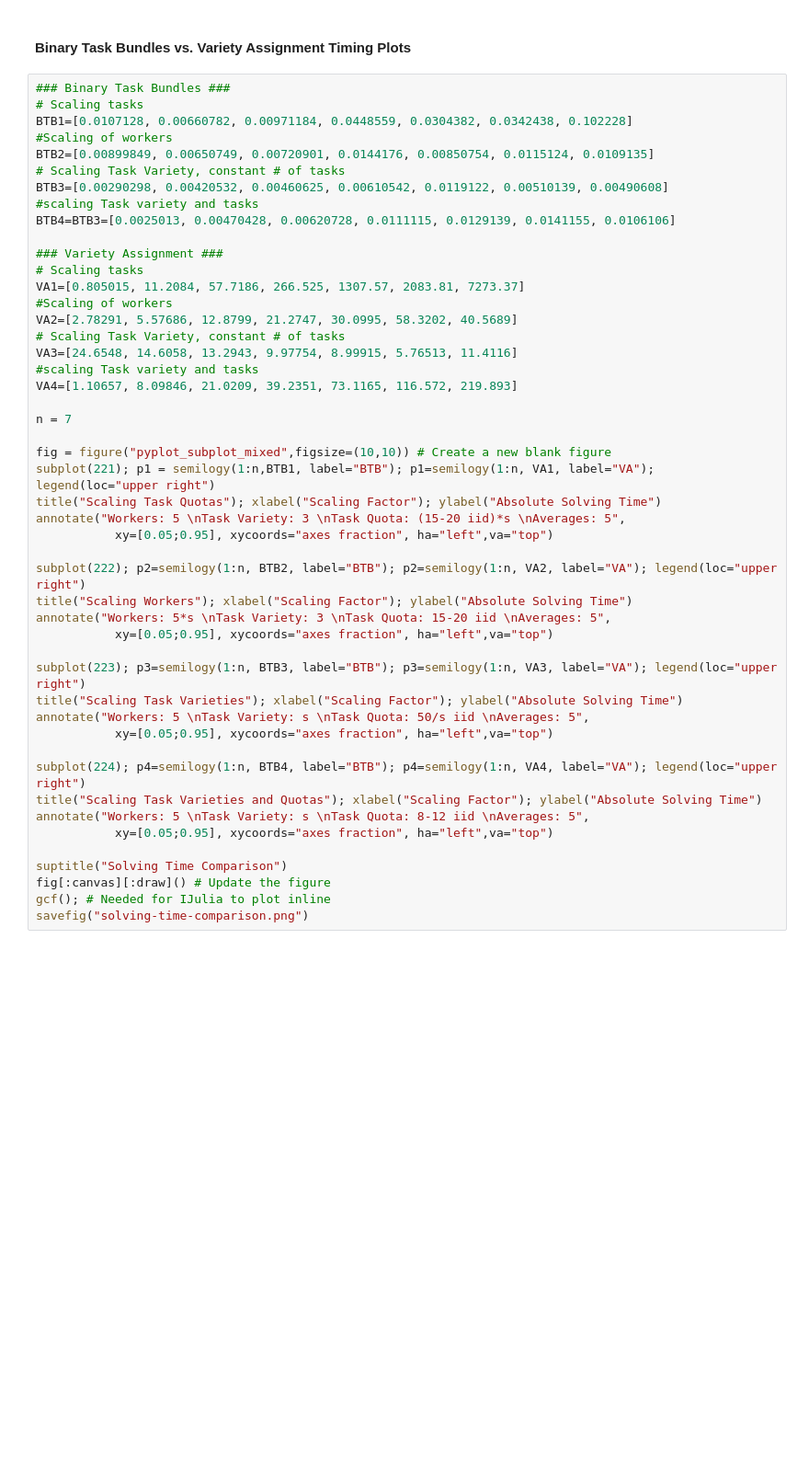
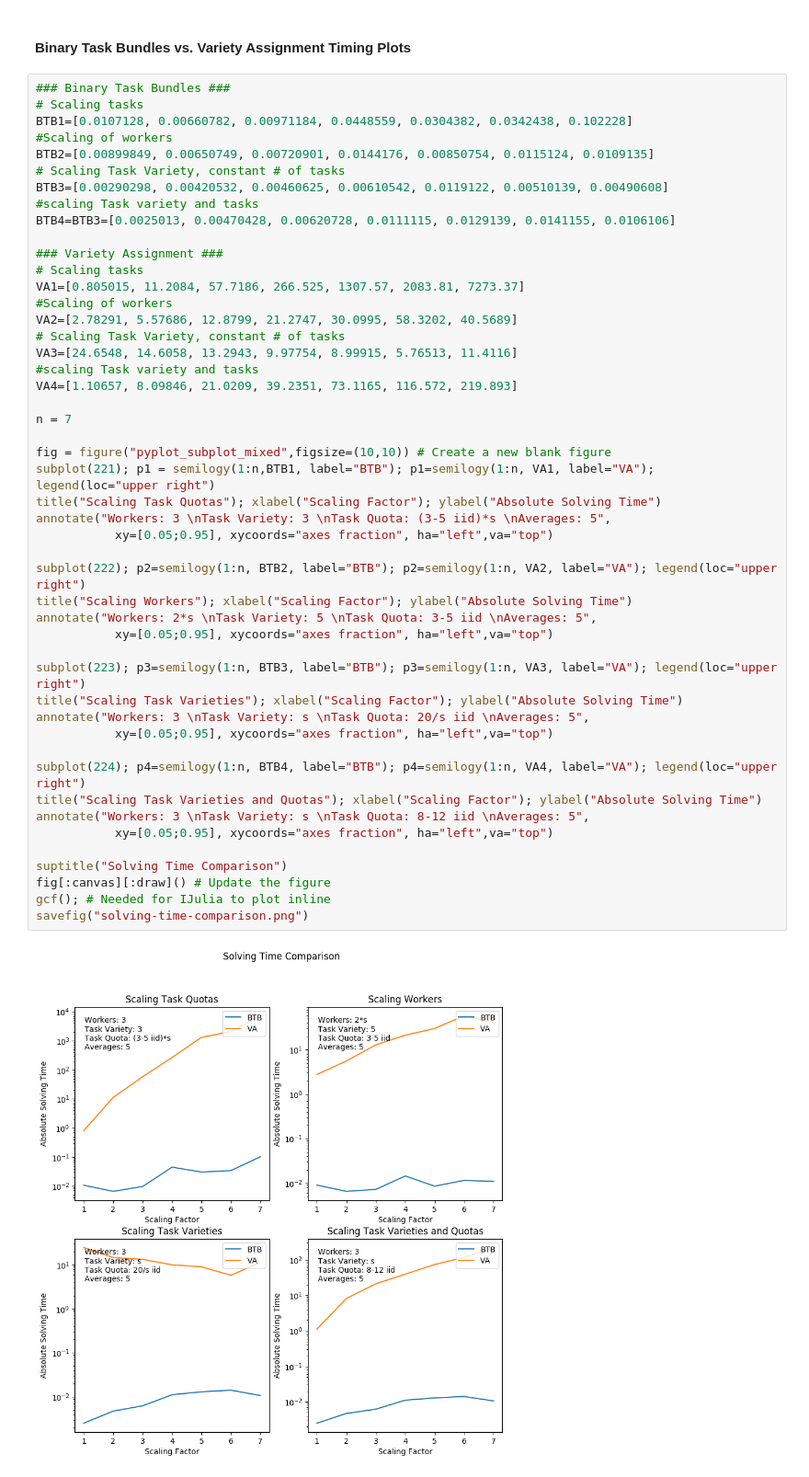
Before and after one commit to erinzm/ece524project, a Jupyter notebook: project.ipynb, the cells around one changed output. Shown at 92% size. Cells and saved outputs as stored; diff of their text form; blank space fills up the shorter version.

```diff
--- a/project.ipynb
+++ b/project.ipynb
@@ -1237,34 +1243,36 @@ VA1=[0.805015, 11.2084, 57.7186, 266.525, 1307.57, 2083.81, 7273.37]
 #Scaling of workers
 VA2=[2.78291, 5.57686, 12.8799, 21.2747, 30.0995, 58.3202, 40.5689]
 # Scaling Task Variety, constant # of tasks
 VA3=[24.6548, 14.6058, 13.2943, 9.97754, 8.99915, 5.76513, 11.4116]
 #scaling Task variety and tasks
 VA4=[1.10657, 8.09846, 21.0209, 39.2351, 73.1165, 116.572, 219.893]
 
 n = 7
 
 fig = figure("pyplot_subplot_mixed",figsize=(10,10)) # Create a new blank figure
 subplot(221); p1 = semilogy(1:n,BTB1, label="BTB"); p1=semilogy(1:n, VA1, label="VA"); legend(loc="upper right")
 title("Scaling Task Quotas"); xlabel("Scaling Factor"); ylabel("Absolute Solving Time")
-annotate("Workers: 5 \nTask Variety: 3 \nTask Quota: (15-20 iid)*s \nAverages: 5",
+annotate("Workers: 3 \nTask Variety: 3 \nTask Quota: (3-5 iid)*s \nAverages: 5",
            xy=[0.05;0.95], xycoords="axes fraction", ha="left",va="top")
 
 subplot(222); p2=semilogy(1:n, BTB2, label="BTB"); p2=semilogy(1:n, VA2, label="VA"); legend(loc="upper right")
 title("Scaling Workers"); xlabel("Scaling Factor"); ylabel("Absolute Solving Time")
-annotate("Workers: 5*s \nTask Variety: 3 \nTask Quota: 15-20 iid \nAverages: 5",
+annotate("Workers: 2*s \nTask Variety: 5 \nTask Quota: 3-5 iid \nAverages: 5",
            xy=[0.05;0.95], xycoords="axes fraction", ha="left",va="top")
 
 subplot(223); p3=semilogy(1:n, BTB3, label="BTB"); p3=semilogy(1:n, VA3, label="VA"); legend(loc="upper right")
 title("Scaling Task Varieties"); xlabel("Scaling Factor"); ylabel("Absolute Solving Time")
-annotate("Workers: 5 \nTask Variety: s \nTask Quota: 50/s iid \nAverages: 5",
+annotate("Workers: 3 \nTask Variety: s \nTask Quota: 20/s iid \nAverages: 5",
            xy=[0.05;0.95], xycoords="axes fraction", ha="left",va="top")
 
 subplot(224); p4=semilogy(1:n, BTB4, label="BTB"); p4=semilogy(1:n, VA4, label="VA"); legend(loc="upper right")
 title("Scaling Task Varieties and Quotas"); xlabel("Scaling Factor"); ylabel("Absolute Solving Time")
-annotate("Workers: 5 \nTask Variety: s \nTask Quota: 8-12 iid \nAverages: 5",
+annotate("Workers: 3 \nTask Variety: s \nTask Quota: 8-12 iid \nAverages: 5",
            xy=[0.05;0.95], xycoords="axes fraction", ha="left",va="top")
 
 suptitle("Solving Time Comparison")
 fig[:canvas][:draw]() # Update the figure
 gcf(); # Needed for IJulia to plot inline
 savefig("solving-time-comparison.png")
+# %% [output]
+[figure, added]
```
Also changed, not shown: parts of 6 cells of this notebook, 4 other files.
